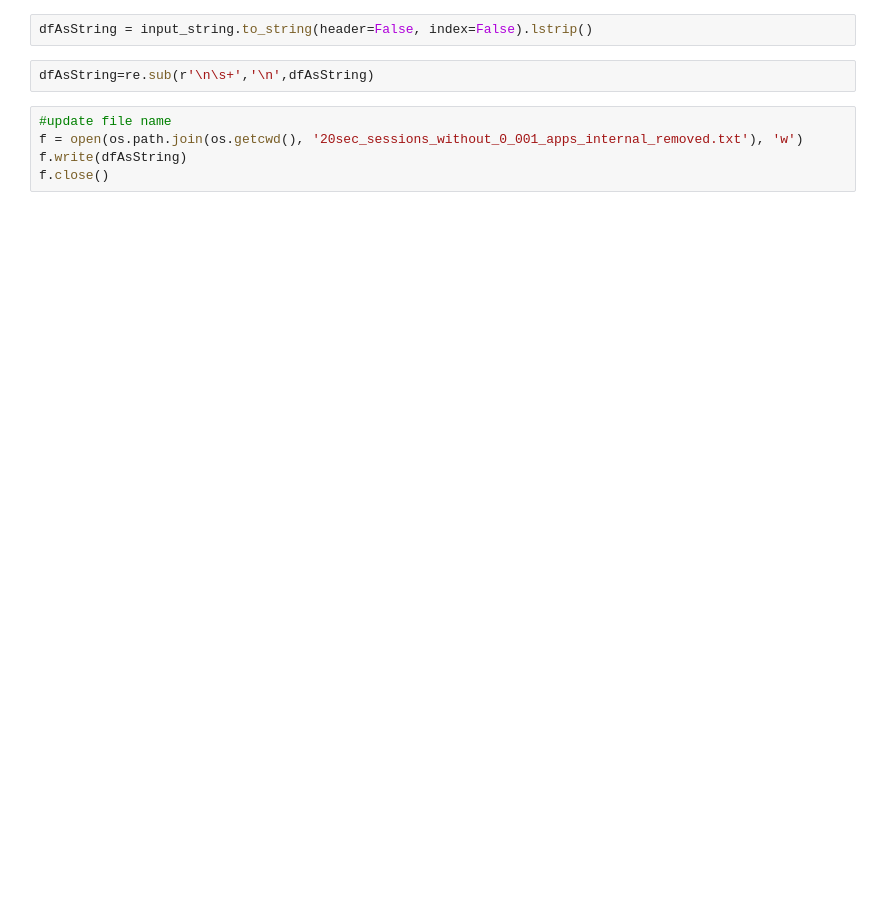
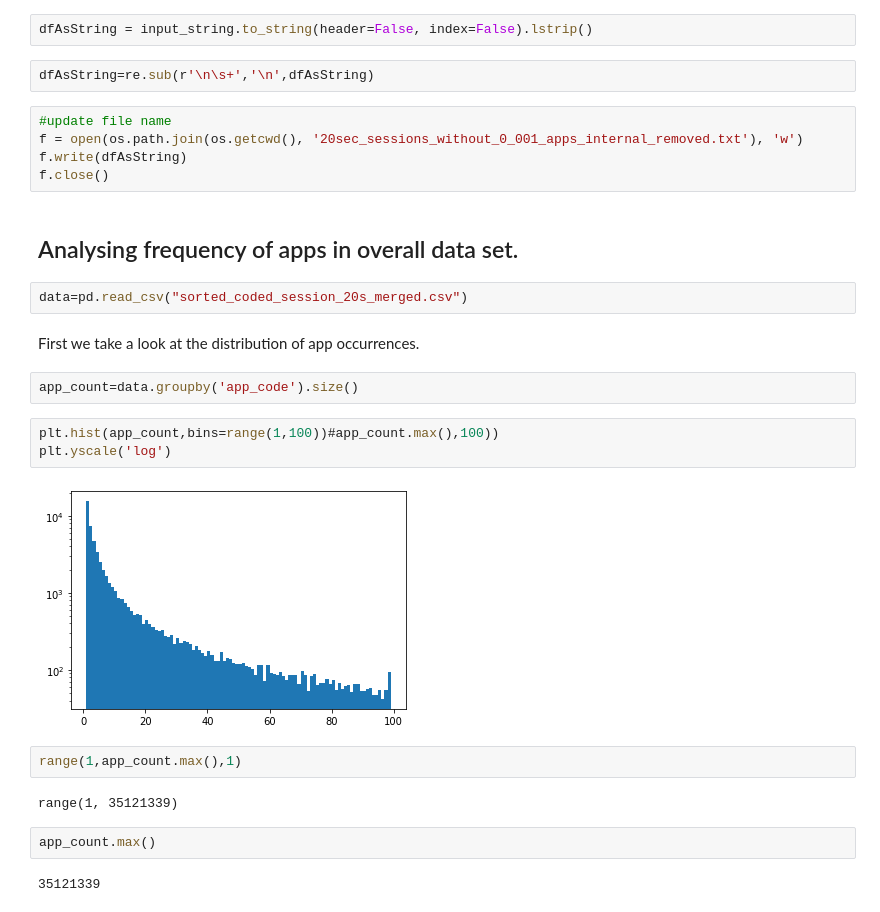
Before and after one commit to ClaraAndersen/motifs_and_competition_in_app_usage, a Jupyter notebook: remove_infrequent_apps.ipynb, the cells around one changed output. Drawn from its saved outputs; the diff is of its cells as text; blank space fills up the shorter version.

```diff
--- a/remove_infrequent_apps.ipynb
+++ b/remove_infrequent_apps.ipynb
@@ -52,3 +62,24 @@ dfAsString=re.sub(r'\n\s+','\n',dfAsString)
 f = open(os.path.join(os.getcwd(), '20sec_sessions_without_0_001_apps_internal_removed.txt'), 'w')
 f.write(dfAsString)
 f.close()
+# %% [markdown]
+## Analysing frequency of apps in overall data set.
+# %%
+data=pd.read_csv("sorted_coded_session_20s_merged.csv")
+# %% [markdown]
+First we take a look at the distribution of app occurrences.
+# %%
+app_count=data.groupby('app_code').size()
+# %%
+plt.hist(app_count,bins=range(1,100))#app_count.max(),100))
+plt.yscale('log')
+# %% [output]
+[figure, added]
+# %%
+range(1,app_count.max(),1)
+# %% [output]
+range(1, 35121339)
+# %%
+app_count.max()
+# %% [output]
+35121339
```
Also changed, not shown: parts of 5 cells of this notebook, 1 other file.
